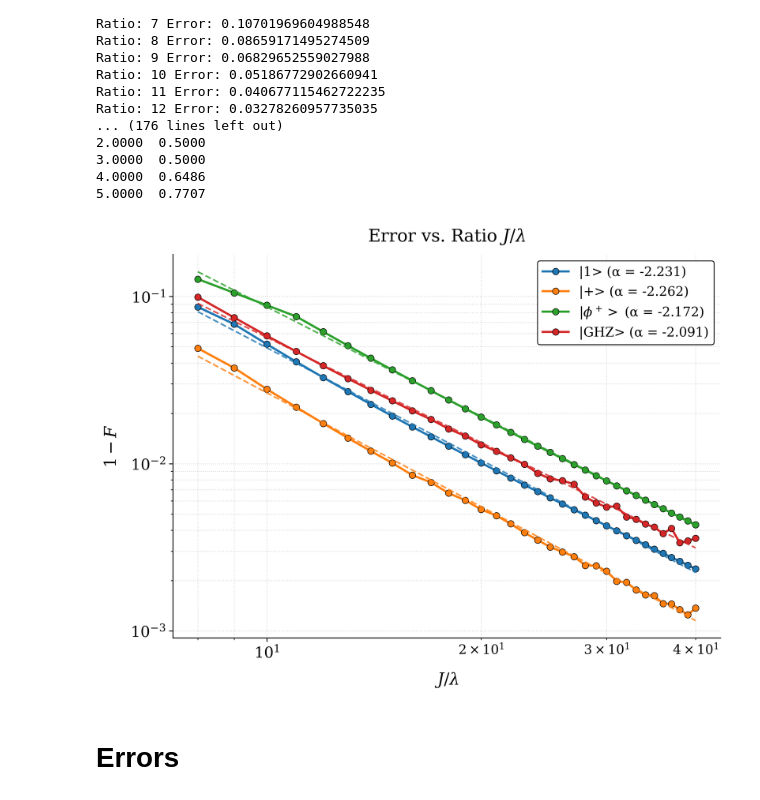
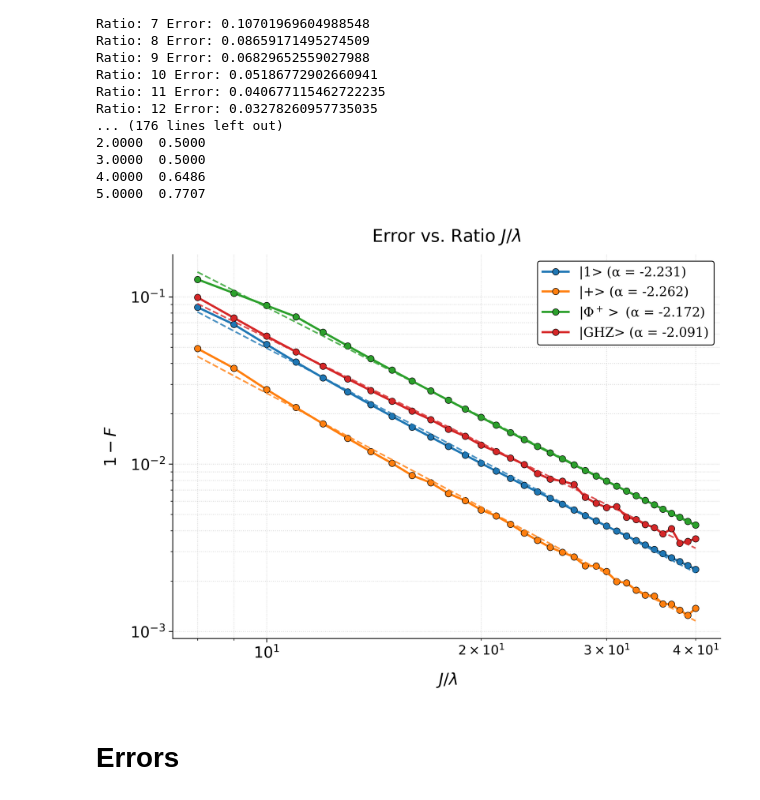
Before and after one commit to OsQarM/quantum_state_transfer, a Jupyter notebook: notebooks/Revision_plots.ipynb, the cells around one changed output. Saved outputs shown, nothing was run; the diff lists cells and outputs as text; code cells hidden in the pictures.

```diff
--- a/notebooks/Revision_plots.ipynb
+++ b/notebooks/Revision_plots.ipynb
@@ -255,10 +255,15 @@ Ratio: 12 Error: 0.03278260957735035
 4.0000  0.6486
 5.0000  0.7707
 # %%
-ratios_1,    values_1,    recovered_filename_1 = dh.read_plot_data_from_csv   (f"../data_files/ratios/paper_modification/{filenames[0]}.csv")
-ratios_plus, values_plus, recovered_filename_plus = dh.read_plot_data_from_csv(f"../data_files/ratios/paper_modification/{filenames[1]}.csv")
-ratios_bell, values_bell, recovered_filename_bell = dh.read_plot_data_from_csv(f"../data_files/ratios/paper_modification/{filenames[2]}.csv")
-ratios_ghz,  values_ghz,  recovered_filename_ghz = dh.read_plot_data_from_csv (f"../data_files/ratios/paper_modification/{filenames[3]}.csv")
+# ratios_1,    values_1,    recovered_filename_1 = dh.read_plot_data_from_csv   (f"../data_files/ratios/paper_modification/{filenames[0]}.csv")
+# ratios_plus, values_plus, recovered_filename_plus = dh.read_plot_data_from_csv(f"../data_files/ratios/paper_modification/{filenames[1]}.csv")
+# ratios_bell, values_bell, recovered_filename_bell = dh.read_plot_data_from_csv(f"../data_files/ratios/paper_modification/{filenames[2]}.csv")
+# ratios_ghz,  values_ghz,  recovered_filename_ghz = dh.read_plot_data_from_csv (f"../data_files/ratios/paper_modification/{filenames[3]}.csv")
+
+ratios_1,    values_1,    recovered_filename_1 = dh.read_plot_data_from_csv   (f"../data_files/ratios/paper_modification/ratio_N12_J40_L0.013_1_1_20251027_170401.csv")
+ratios_plus, values_plus, recovered_filename_plus = dh.read_plot_data_from_csv(f"../data_files/ratios/paper_modification/ratio_N12_J40_L0.013_1_1_0_1_20251027_170919.csv")
+ratios_bell, values_bell, recovered_filename_bell = dh.read_plot_data_from_csv(f"../data_files/ratios/paper_modification/ratio_N12_J40_L0.013_10_1_01_1_20251027_171430.csv")
+ratios_ghz,  values_ghz,  recovered_filename_ghz = dh.read_plot_data_from_csv (f"../data_files/ratios/paper_modification/ratio_N12_J40_L0.013_111_1_000_1_20251027_171949.csv")
 
 
 log_ratios_1,    log_errors_1    =  ratios_1,    [1- val for val in values_1]
@@ -268,10 +273,10 @@ log_ratios_ghz,  log_errors_ghz  =  ratios_ghz,  [1- val for val in values_ghz]
 # %%
 min_index =7
 max_index = 40
-error_dictionary = {'|1>':log_errors_1[min_index:max_index], '|+>':log_errors_plus[min_index:max_index],'$|\phi^+>$':log_errors_bell[min_index:max_index], '|GHZ>':log_errors_ghz[min_index:max_index]}
+error_dictionary = {'|1>':log_errors_1[min_index:max_index], '|+>':log_errors_plus[min_index:max_index],'$|\Phi^+>$':log_errors_bell[min_index:max_index], '|GHZ>':log_errors_ghz[min_index:max_index]}
 plots.plot_multiple_ratio_trend_slope_2(x_data = log_ratios_1[min_index:max_index], y_data_dict=error_dictionary, log_scale=False, show_trend=True, filepath='../figures/paper_modification/ratio_all_curves_final_4')
 # %% [output]
-[figure, old version]
+[figure, new version]
 # %% [markdown]
 # Errors
 # %%
```
Also changed, not shown: 3 other files.
